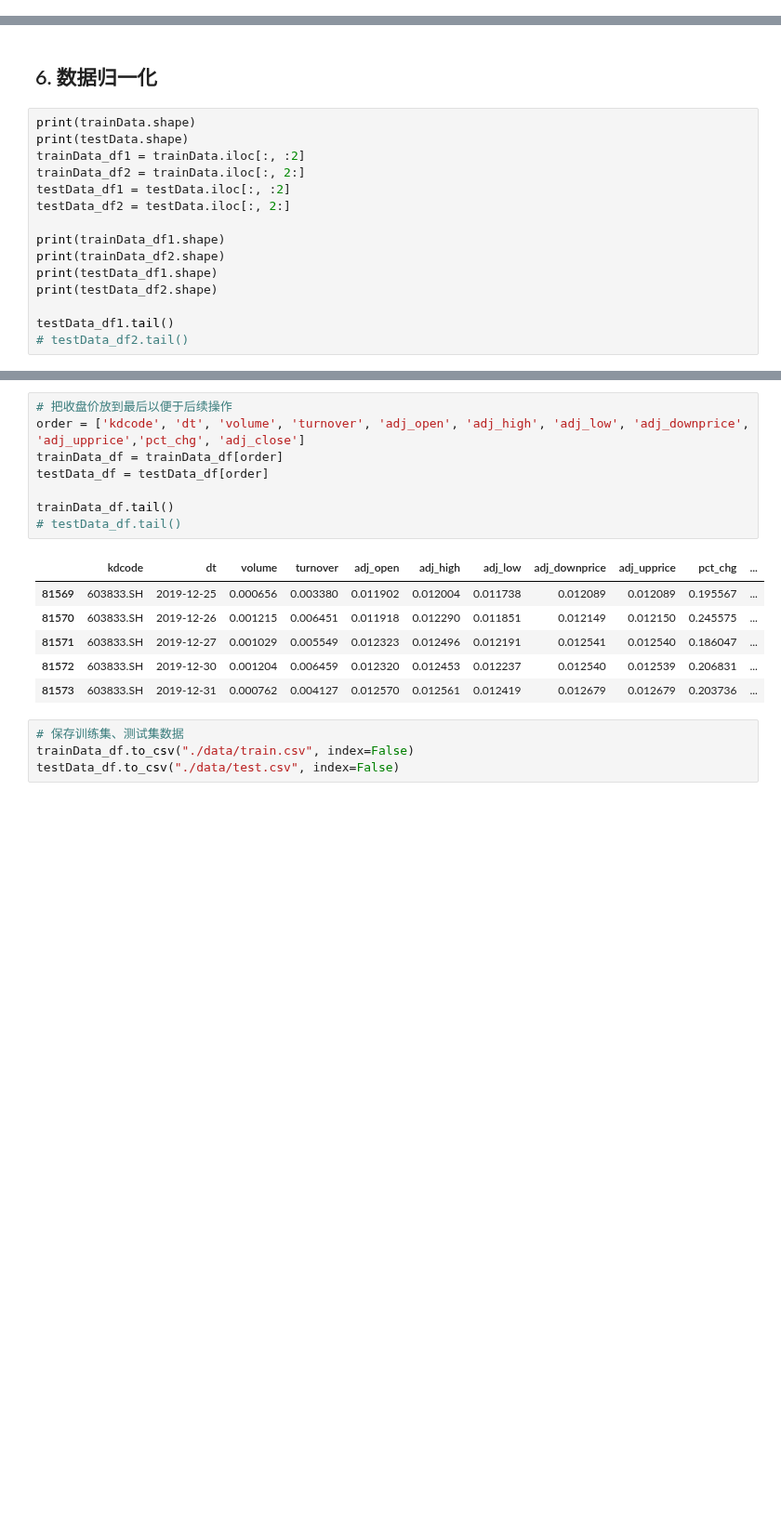
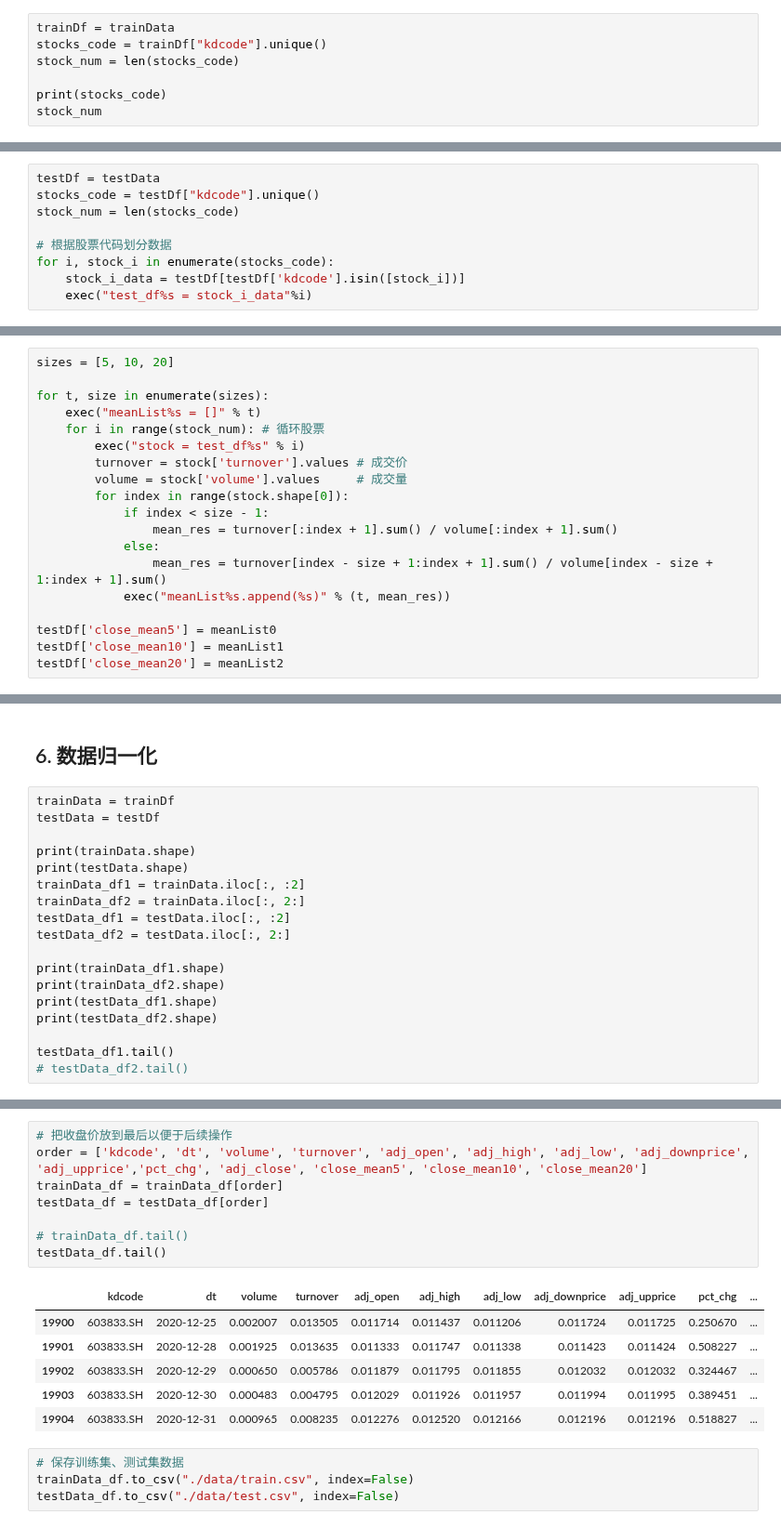
Before and after one commit to OreNoo/KandianPro, a Jupyter notebook: FinancialDataAnalysis/DataProcess.ipynb, the cells around one changed output, grey strips where cells are left out. Shown at 93% size. Cells and saved outputs as stored; diff of their text form; blank space fills up the shorter version.

Commit message:
add close_price_mean

```diff
--- a/FinancialDataAnalysis/DataProcess.ipynb
+++ b/FinancialDataAnalysis/DataProcess.ipynb
@@ -177,0 +183,7 @@ trainData = pd.DataFrame(trainData, columns=('kdcode', 'dt', 'volume', 'turnover
+# %%
+trainDf = trainData
+stocks_code = trainDf["kdcode"].unique()
+stock_num = len(stocks_code)
+
+print(stocks_code)
+stock_num
@@ -177,0 +273,9 @@ trainData = pd.DataFrame(trainData, columns=('kdcode', 'dt', 'volume', 'turnover
+# %%
+testDf = testData
+stocks_code = testDf["kdcode"].unique()
+stock_num = len(stocks_code)
+
+# 根据股票代码划分数据
+for i, stock_i in enumerate(stocks_code):
+    stock_i_data = testDf[testDf['kdcode'].isin([stock_i])]
+    exec("test_df%s = stock_i_data"%i)
@@ -177,0 +284,19 @@ trainData = pd.DataFrame(trainData, columns=('kdcode', 'dt', 'volume', 'turnover
+# %%
+sizes = [5, 10, 20]
+
+for t, size in enumerate(sizes):
+    exec("meanList%s = []" % t)
+    for i in range(stock_num): # 循环股票
+        exec("stock = test_df%s" % i)
+        turnover = stock['turnover'].values # 成交价
+        volume = stock['volume'].values     # 成交量
+        for index in range(stock.shape[0]):
+            if index < size - 1:
+                mean_res = turnover[:index + 1].sum() / volume[:index + 1].sum()
+            else:
+                mean_res = turnover[index - size + 1:index + 1].sum() / volume[index - size + 1:index + 1].sum()
+            exec("meanList%s.append(%s)" % (t, mean_res))
+
+testDf['close_mean5'] = meanList0
+testDf['close_mean10'] = meanList1
+testDf['close_mean20'] = meanList2
@@ -178,6 +315,9 @@ trainData = pd.DataFrame(trainData, columns=('kdcode', 'dt', 'volume', 'turnover
 # %% [markdown]
 ## 6. 数据归一化
 # %%
+trainData = trainDf
+testData = testDf
+
 print(trainData.shape)
 print(testData.shape)
 trainData_df1 = trainData.iloc[:, :2]
@@ -245,19 +385,19 @@ testData_df.tail()
 | 19904 | 603833.SH | 2020-12-31 | 0.000965 | 0.008235 | 0.012276 | 0.012465 | 0.012520 | 0.012166 | 0.012196 | ... |
 # %%
 # 把收盘价放到最后以便于后续操作
-order = ['kdcode', 'dt', 'volume', 'turnover', 'adj_open', 'adj_high', 'adj_low', 'adj_downprice', 'adj_upprice','pct_chg', 'adj_close']
+order = ['kdcode', 'dt', 'volume', 'turnover', 'adj_open', 'adj_high', 'adj_low', 'adj_downprice', 'adj_upprice','pct_chg', 'adj_close', 'close_mean5', 'close_mean10', 'close_mean20']
 trainData_df = trainData_df[order]
 testData_df = testData_df[order]
 
-trainData_df.tail()
-# testData_df.tail()
+# trainData_df.tail()
+testData_df.tail()
 # %% [output]
 |  | kdcode | dt | volume | turnover | adj_open | adj_high | adj_low | adj_downprice | adj_upprice | pct_chg | ... |
-| 81569 | 603833.SH | 2019-12-25 | 0.000656 | 0.003380 | 0.011902 | 0.012004 | 0.011738 | 0.012089 | 0.012089 | 0.195567 | ... |
-| 81570 | 603833.SH | 2019-12-26 | 0.001215 | 0.006451 | 0.011918 | 0.012290 | 0.011851 | 0.012149 | 0.012150 | 0.245575 | ... |
-| 81571 | 603833.SH | 2019-12-27 | 0.001029 | 0.005549 | 0.012323 | 0.012496 | 0.012191 | 0.012541 | 0.012540 | 0.186047 | ... |
-| 81572 | 603833.SH | 2019-12-30 | 0.001204 | 0.006459 | 0.012320 | 0.012453 | 0.012237 | 0.012540 | 0.012539 | 0.206831 | ... |
-| 81573 | 603833.SH | 2019-12-31 | 0.000762 | 0.004127 | 0.012570 | 0.012561 | 0.012419 | 0.012679 | 0.012679 | 0.203736 | ... |
+| 19900 | 603833.SH | 2020-12-25 | 0.002007 | 0.013505 | 0.011714 | 0.011437 | 0.011206 | 0.011724 | 0.011725 | 0.250670 | ... |
+| 19901 | 603833.SH | 2020-12-28 | 0.001925 | 0.013635 | 0.011333 | 0.011747 | 0.011338 | 0.011423 | 0.011424 | 0.508227 | ... |
+| 19902 | 603833.SH | 2020-12-29 | 0.000650 | 0.005786 | 0.011879 | 0.011795 | 0.011855 | 0.012032 | 0.012032 | 0.324467 | ... |
+| 19903 | 603833.SH | 2020-12-30 | 0.000483 | 0.004795 | 0.012029 | 0.011926 | 0.011957 | 0.011994 | 0.011995 | 0.389451 | ... |
+| 19904 | 603833.SH | 2020-12-31 | 0.000965 | 0.008235 | 0.012276 | 0.012520 | 0.012166 | 0.012196 | 0.012196 | 0.518827 | ... |
 # %%
 # 保存训练集、测试集数据
 trainData_df.to_csv("./data/train.csv", index=False)
```
Also changed, not shown: parts of 15 cells of this notebook, 2 other files.
